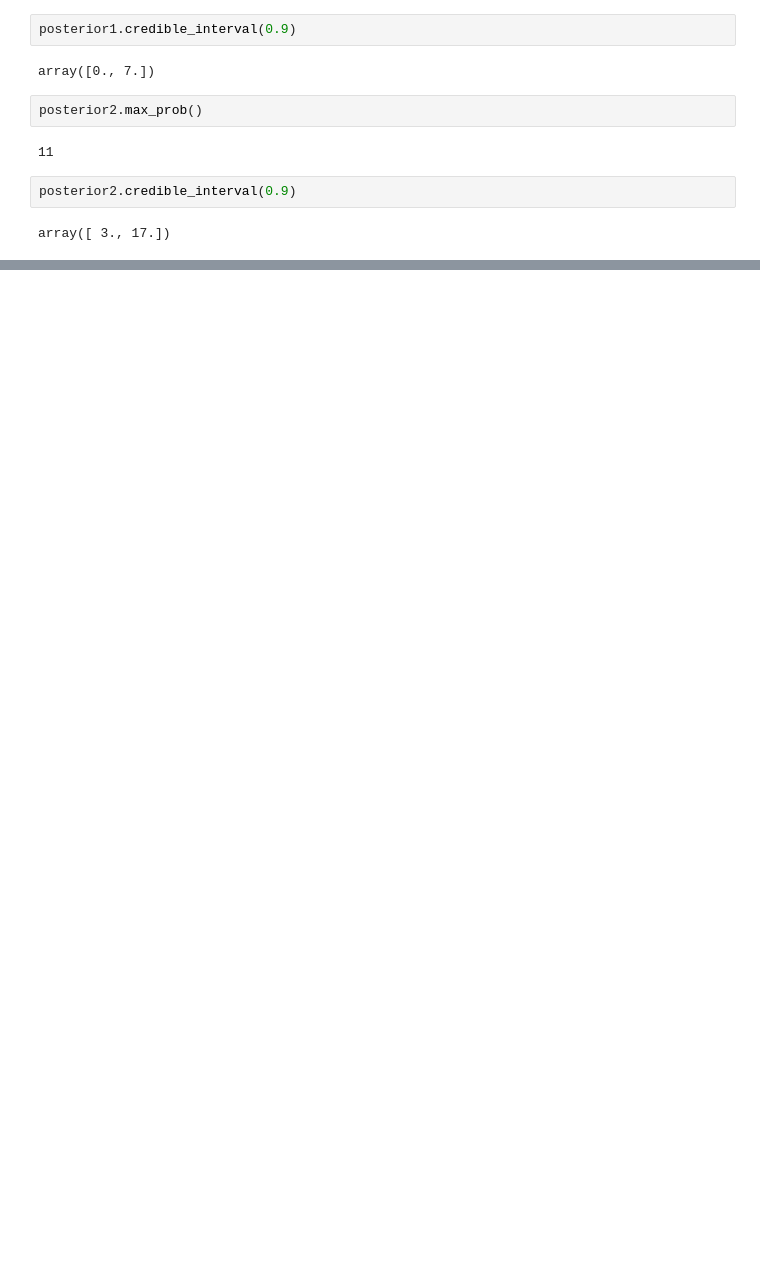
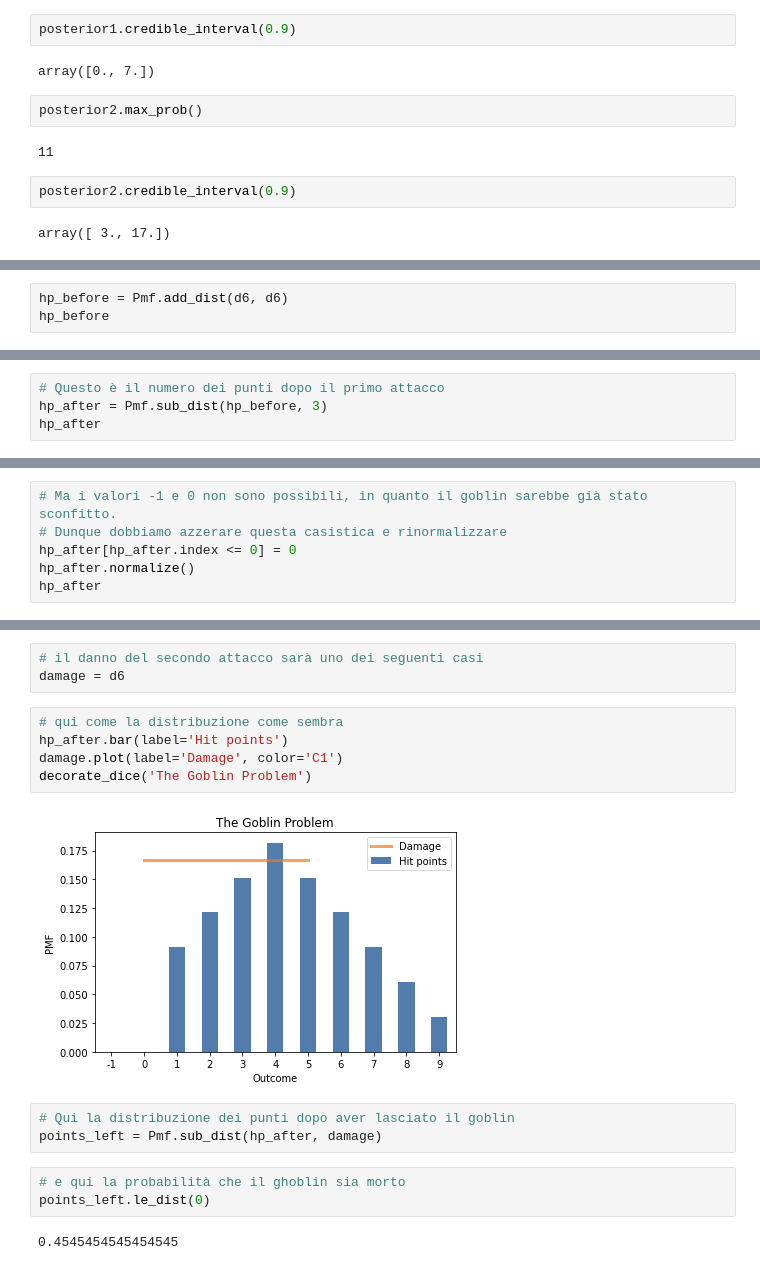
Before and after one commit to fdalforno/stats101, a Jupyter notebook: 20-Quote e addizioni.ipynb, the cells around one changed output, grey strips where cells are left out. Drawn from its saved outputs; the diff is of its cells as text; blank space fills up the shorter version.

```diff
--- a/20-Quote e addizioni.ipynb
+++ b/20-Quote e addizioni.ipynb
@@ -468,0 +572,3 @@ array([ 3., 17.])
+# %%
+hp_before = Pmf.add_dist(d6, d6)
+hp_before
@@ -468,0 +588,4 @@ array([ 3., 17.])
+# %%
+# Questo è il numero dei punti dopo il primo attacco
+hp_after = Pmf.sub_dist(hp_before, 3)
+hp_after
@@ -468,0 +605,6 @@ array([ 3., 17.])
+# %%
+# Ma i valori -1 e 0 non sono possibili, in quanto il goblin sarebbe già stato sconfitto.
+# Dunque dobbiamo azzerare questa casistica e rinormalizzare
+hp_after[hp_after.index <= 0] = 0
+hp_after.normalize()
+hp_after
@@ -468,0 +624,18 @@ array([ 3., 17.])
+# %%
+# il danno del secondo attacco sarà uno dei seguenti casi
+damage = d6
+# %%
+# qui come la distribuzione come sembra
+hp_after.bar(label='Hit points')
+damage.plot(label='Damage', color='C1')
+decorate_dice('The Goblin Problem')
+# %% [output]
+[figure, added]
+# %%
+# Qui la distribuzione dei punti dopo aver lasciato il goblin
+points_left = Pmf.sub_dist(hp_after, damage)
+# %%
+# e qui la probabilità che il ghoblin sia morto
+points_left.le_dist(0)
+# %% [output]
+0.4545454545454545
```
Also changed, not shown: parts of 24 cells of this notebook, 12 other files.
